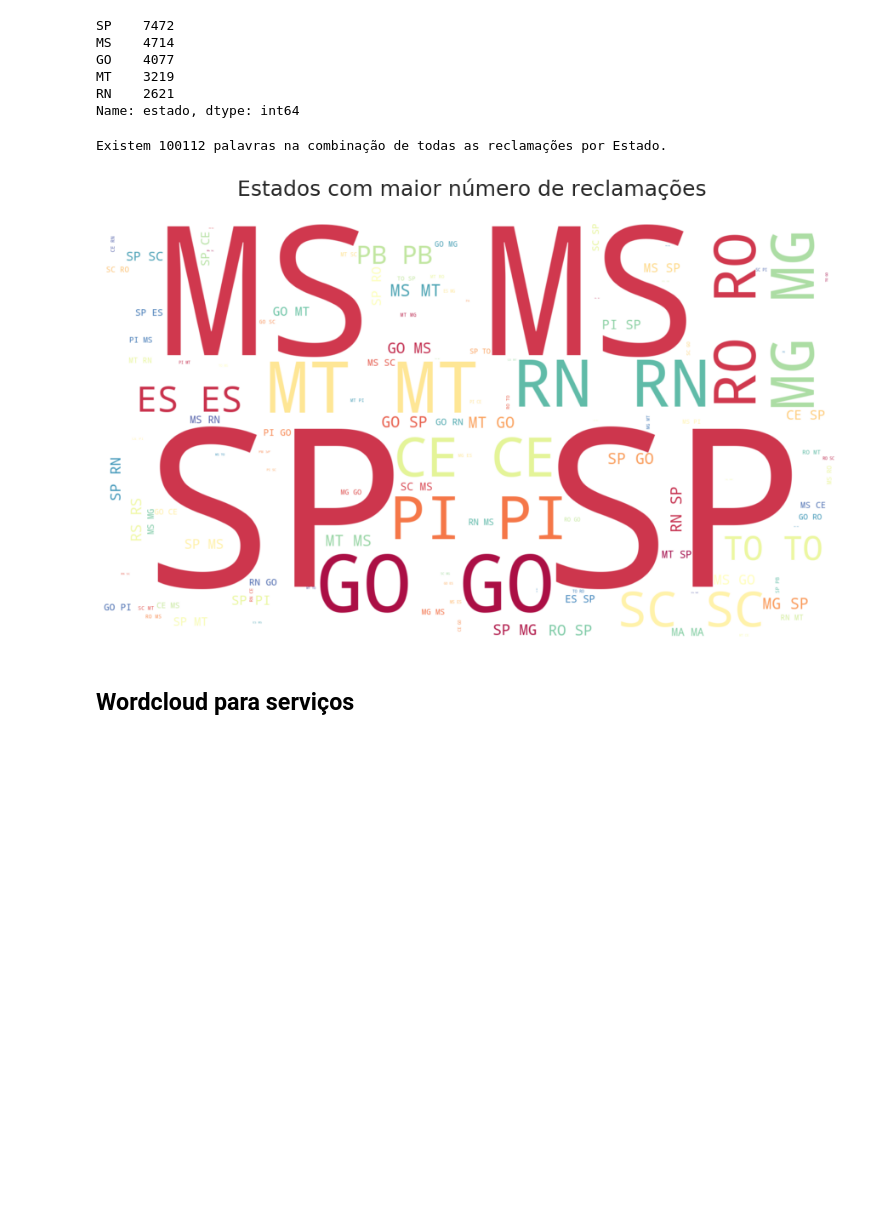
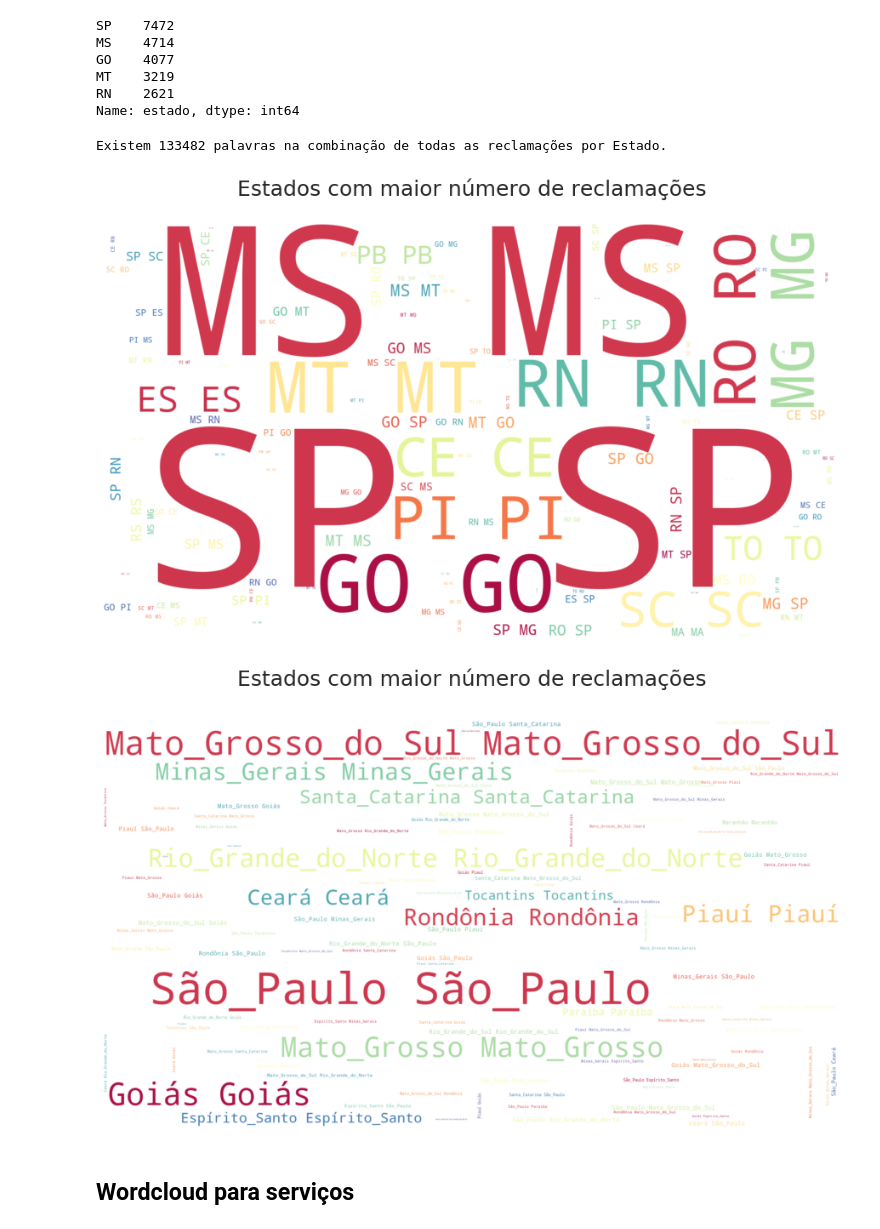
Before and after one commit to barrosm/text_mining, a Jupyter notebook: trabalho_final_Monica_Barros_versao_local.ipynb, the cells around one changed output. Drawn from its saved outputs; the diff is of its cells as text; code cells hidden in the pictures; blank space fills up the shorter version.

```diff
--- a/trabalho_final_Monica_Barros_versao_local.ipynb
+++ b/trabalho_final_Monica_Barros_versao_local.ipynb
@@ -294,7 +294,7 @@ Name: estado, dtype: int64
 # %%
 # Cria bloco de texto a partir da informação dos Estados
 linha = None
-text_UF = " ".join(linha for linha in df3.estado)
+text_UF = "++".join(linha for linha in df3.estado)
 print ("Existem {} palavras na combinação de todas as reclamações por Estado.".format(len(text_UF)))
 
 wordcloud_UF = WordCloud(stopwords=CLEANING_LST, background_color="white",
@@ -307,5 +307,5 @@ plt.title('Estados com maior número de reclamações\n', fontsize = 25)
 plt.axis("off")
 plt.show()
 # %% [output]
-Existem 100112 palavras na combinação de todas as reclamações por Estado.
+Existem 133482 palavras na combinação de todas as reclamações por Estado.
 [figure]
@@ -312,3 +371,18 @@ Existem 100112 palavras na combinação de todas as reclamações por Estado.
+# %%
+UF_recoded = [recode_UF(item) for item in df3.estado]
+
+UF_recoded_string = " ".join(linha for linha in UF_recoded);
+# %%
+wordcloud_UF2 = WordCloud(background_color="white", stopwords=CLEANING_LST,
+                      colormap = 'Spectral', width=1600, height=900, random_state=42).generate(UF_recoded_string)
+
+plt.figure(figsize = (16,9))
+plt.imshow(wordcloud_UF2, interpolation='bilinear')
+plt.title('Estados com maior número de reclamações\n', fontsize = 25)
+plt.axis("off")
+plt.show()
+# %% [output]
+[figure, added]
 # %% [markdown]
 ## Wordcloud para serviços
 # %%
```
Also changed, not shown: parts of 5 cells of this notebook, 1 other file.
